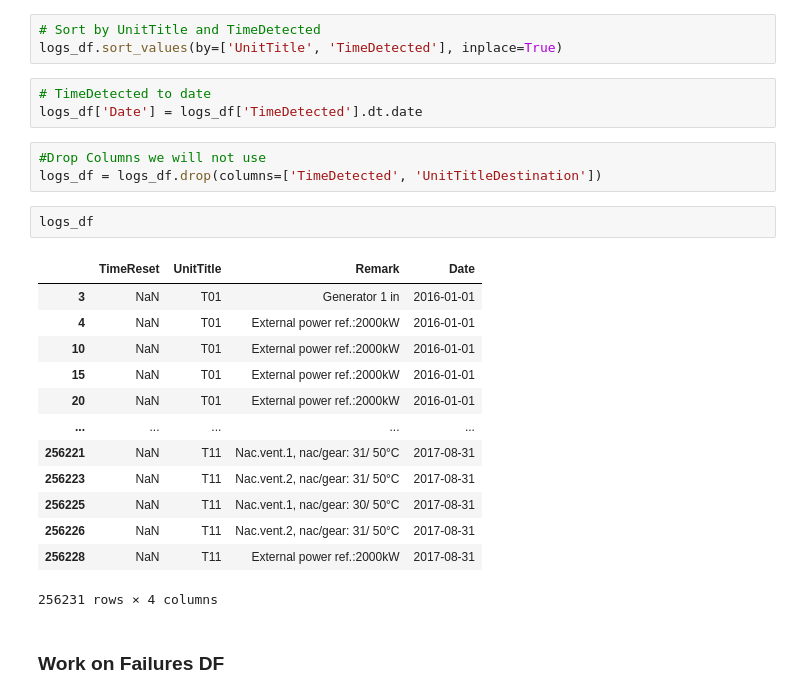
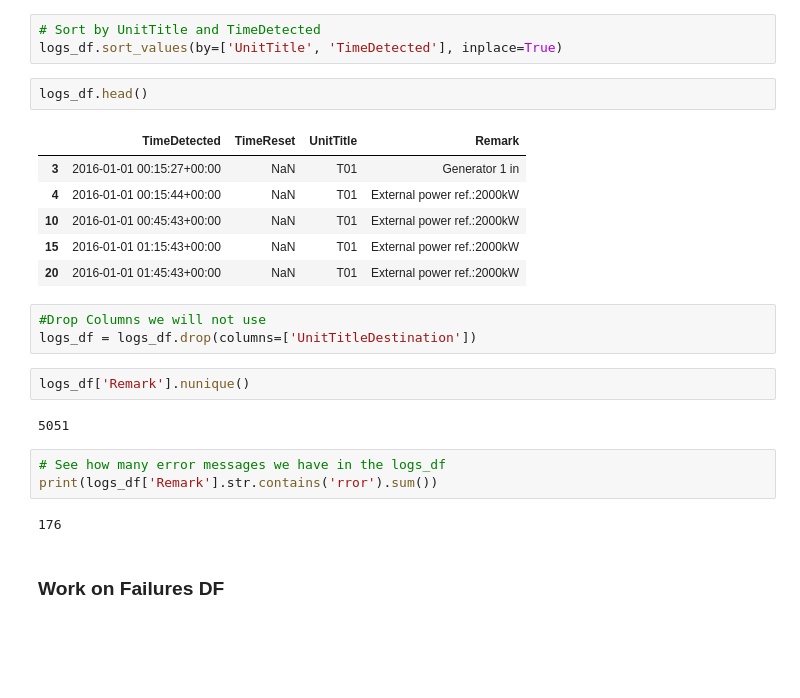
Before and after one commit to GGC17/htw, a Jupyter notebook: notebooks/data_preparation.ipynb, the cells around one changed output. Drawn from its saved outputs; the diff is of its cells as text; blank space fills up the shorter version.

```diff
--- a/notebooks/Data_Preparation.ipynb
+++ b/notebooks/data_preparation.ipynb
@@ -237,28 +236,27 @@ logs_df.head()
 # %%
 # Sort by UnitTitle and TimeDetected
 logs_df.sort_values(by=['UnitTitle', 'TimeDetected'], inplace=True)
-# %%
-# TimeDetected to date
-logs_df['Date'] = logs_df['TimeDetected'].dt.date
+# %%
+logs_df.head()
+# %% [output]
+|  | TimeDetected | TimeReset | UnitTitle | Remark |
+| 3 | 2016-01-01 00:15:27+00:00 | NaN | T01 | Generator 1 in |
+| 4 | 2016-01-01 00:15:44+00:00 | NaN | T01 | External power ref.:2000kW |
+| 10 | 2016-01-01 00:45:43+00:00 | NaN | T01 | External power ref.:2000kW |
+| 15 | 2016-01-01 01:15:43+00:00 | NaN | T01 | External power ref.:2000kW |
+| 20 | 2016-01-01 01:45:43+00:00 | NaN | T01 | External power ref.:2000kW |
 # %%
 #Drop Columns we will not use
-logs_df = logs_df.drop(columns=['TimeDetected', 'UnitTitleDestination'])
+logs_df = logs_df.drop(columns=['UnitTitleDestination'])
-# %%
-logs_df
-# %% [output]
-|  | TimeReset | UnitTitle | Remark | Date |
-| 3 | NaN | T01 | Generator 1 in | 2016-01-01 |
-| 4 | NaN | T01 | External power ref.:2000kW | 2016-01-01 |
-| 10 | NaN | T01 | External power ref.:2000kW | 2016-01-01 |
-| 15 | NaN | T01 | External power ref.:2000kW | 2016-01-01 |
-| 20 | NaN | T01 | External power ref.:2000kW | 2016-01-01 |
-| ... | ... | ... | ... | ... |
-| 256221 | NaN | T11 | Nac.vent.1, nac/gear: 31/ 50°C | 2017-08-31 |
-| 256223 | NaN | T11 | Nac.vent.2, nac/gear: 31/ 50°C | 2017-08-31 |
-| 256225 | NaN | T11 | Nac.vent.1, nac/gear: 30/ 50°C | 2017-08-31 |
-| 256226 | NaN | T11 | Nac.vent.2, nac/gear: 31/ 50°C | 2017-08-31 |
-| 256228 | NaN | T11 | External power ref.:2000kW | 2017-08-31 |
-256231 rows × 4 columns
+# %%
+logs_df['Remark'].nunique()
+# %% [output]
+5051
+# %%
+# See how many error messages we have in the logs_df
+print(logs_df['Remark'].str.contains('rror').sum())
+# %% [output]
+176
 # %% [markdown]
 ### Work on Failures DF
 # %%
```
Also changed, not shown: parts of 7 cells of this notebook, 2 other files.
